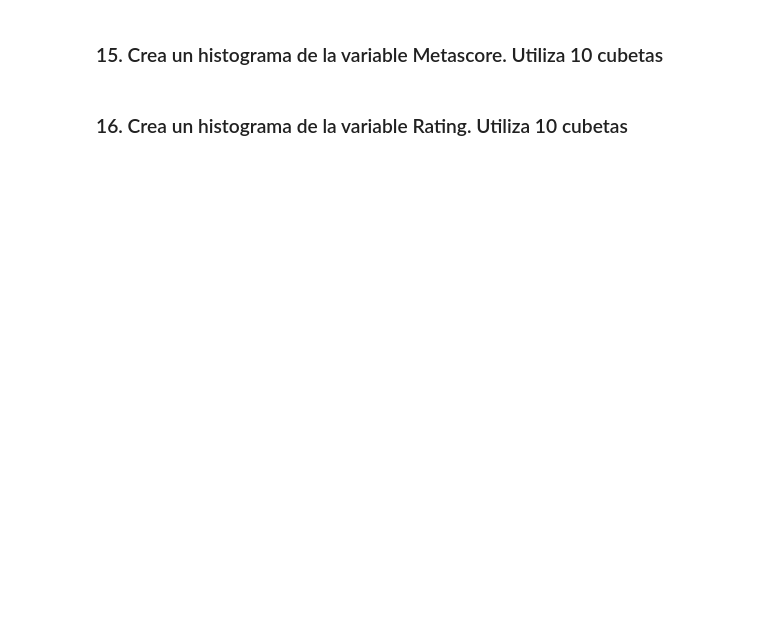
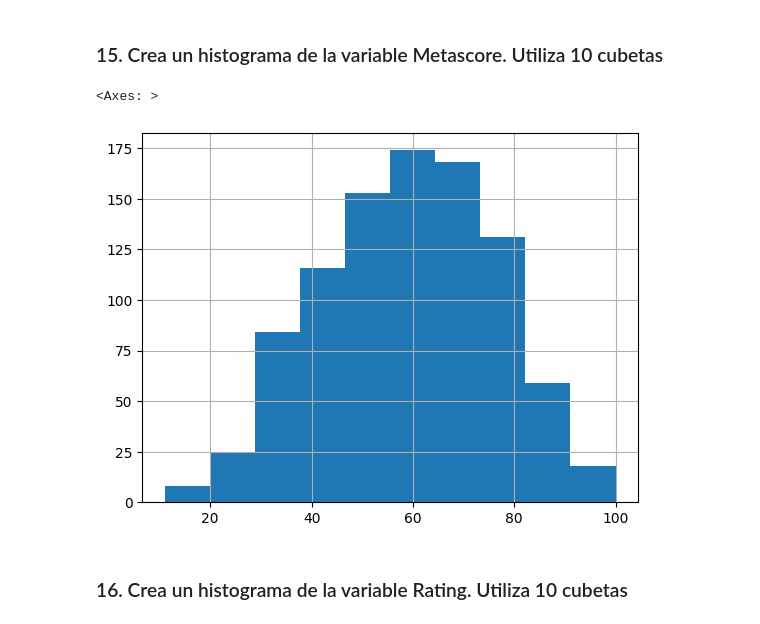
Before and after one commit to oacdlr/limpieza_datos_y_eda, a Jupyter notebook: 2_eda_imdb.ipynb, the cells around one changed output. Drawn from its saved outputs; the diff is of its cells as text; code cells hidden in the pictures; blank space fills up the shorter version.

```diff
--- a/2_eda_imdb.ipynb
+++ b/2_eda_imdb.ipynb
@@ -8,4 +13,6 @@ Usa la base de datos `./data/imdb.csv`
 # %% [markdown]
 ### 2. Leer la base de datos del archivo csv a pandas
+# %%
+df=pd.read_csv("data\imdb.csv")
 # %% [markdown]
 ### 3. Mostrar las  primeras y últimas filas del dataframe. Hacerlo con el valor default y pasando como argumento el número entero de filas que se deseen inspeccionar.
@@ -34,4 +202,9 @@ Usa la base de datos `./data/imdb.csv`
 # %% [markdown]
 ### 15. Crea un histograma de la variable Metascore. Utiliza 10 cubetas
+# %%
+df["Metascore"].hist(bins=10)
+# %% [output]
+<Axes: >
+[figure, added]
 # %% [markdown]
 ### 16. Crea un histograma de la variable Rating. Utiliza 10 cubetas
```
Also changed, not shown: parts of 21 cells of this notebook.
